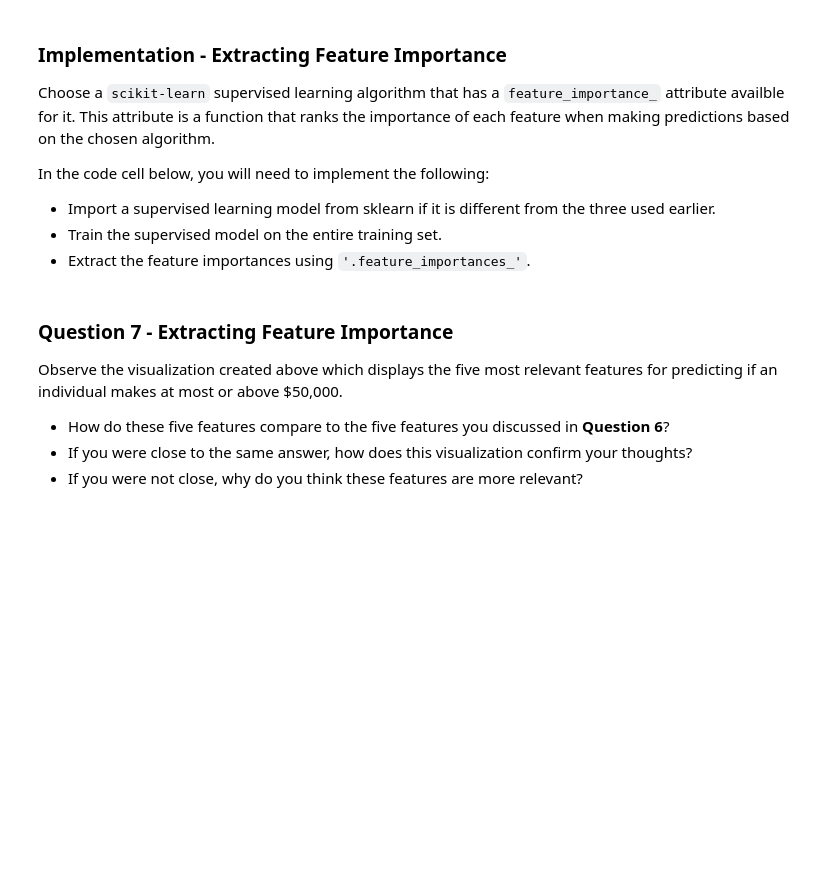
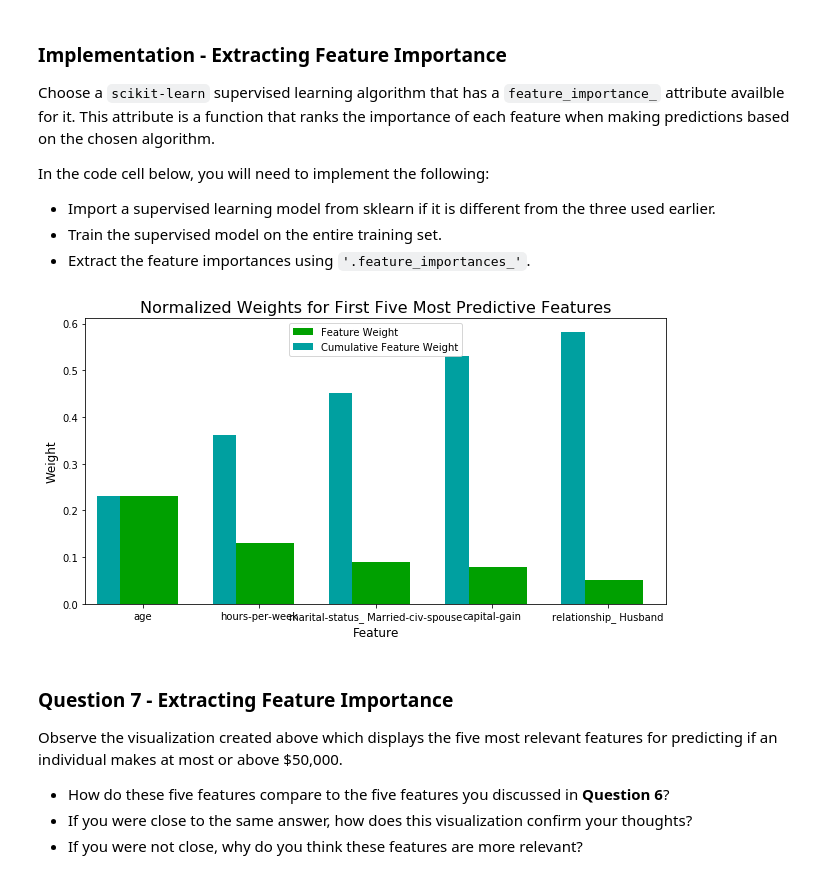
Before and after one commit to fredericoguerra/ML-Udacity-finding_donors, a Jupyter notebook: finding_donors.ipynb, the cells around one changed output. Drawn from its saved outputs; the diff is of its cells as text; code cells hidden in the pictures; blank space fills up the shorter version.

```diff
--- a/finding_donors.ipynb
+++ b/finding_donors.ipynb
@@ -509,16 +520,18 @@ In the code cell below, you will need to implement the following:
  - Extract the feature importances using `'.feature_importances_'`.
 # %%
 # TODO: Import a supervised learning model that has 'feature_importances_'
-
+from sklearn.ensemble import ExtraTreesClassifier
 
 # TODO: Train the supervised model on the training set using .fit(X_train, y_train)
-model = None
+model = ExtraTreesClassifier().fit(X_train, y_train)
 
 # TODO: Extract the feature importances using .feature_importances_
-importances = None
+importances = model.feature_importances_
 
 # Plot
 vs.feature_plot(importances, X_train, y_train)
+# %% [output]
+[figure, added]
 # %% [markdown]
 ### Question 7 - Extracting Feature Importance
 
```
Also changed, not shown: parts of 5 cells of this notebook.
